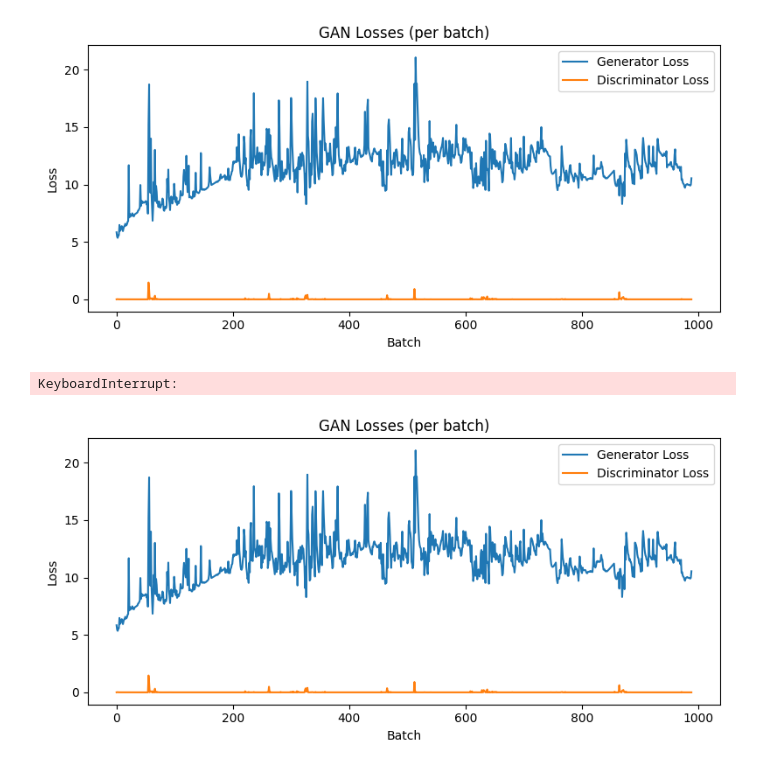
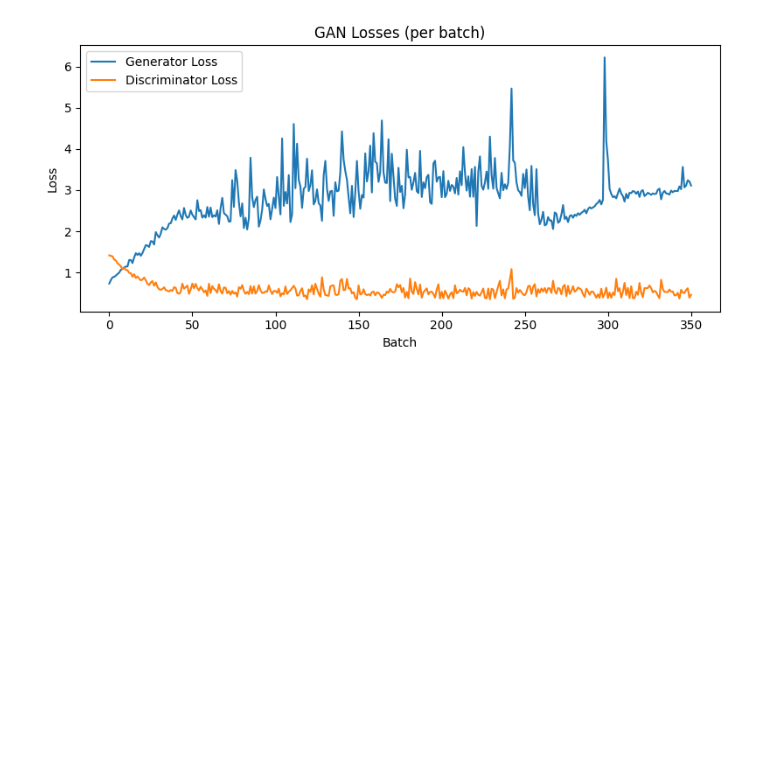
Before and after one commit to QLab-Classification/quantum-classification, a Jupyter notebook: Quantum_GAN/ClassicalGAN.ipynb, the cells around one changed output. Saved outputs shown, nothing was run; the diff lists cells and outputs as text; code cells hidden in the pictures; blank space fills up the shorter version.

Commit message:
added label smoothing and flipping pt2

```diff
--- a/Quantum_GAN/ClassicalGAN.ipynb
+++ b/Quantum_GAN/ClassicalGAN.ipynb
@@ -107,7 +107,7 @@ class Discriminator(nn.Module):
         return x
 # %%
 # Hyperparameters
-latent_dim = 100
+latent_dim = 8
 epochs = 20
 batch_size = 64
 lr = 0.001
@@ -212,9 +206,14 @@ for epoch in range(epochs):
         batch_size = real_imgs.shape[0]
         real_imgs = real_imgs.view(batch_size, -1)
 
-        # Labels
-        real_labels = torch.ones(batch_size, 1)
+        # Label smoothing
+        real_labels = torch.full((batch_size, 1), 0.9)
         fake_labels = torch.zeros(batch_size, 1)
+
+        # Label flipping (3% of the batch)
+        flip_idx = torch.rand(batch_size) < 0.03
+        real_labels[flip_idx] = 0.0
+        fake_labels[flip_idx] = 0.9
 
         # Train Discriminator
         optimizer_D.zero_grad()
@@ -242,40 +241,34 @@ for epoch in range(epochs):
 
         # Live plot update every 50 batches
         if i % 50 == 0:
             ax.clear()
             ax.plot(G_losses, label='Generator Loss')
             ax.plot(D_losses, label='Discriminator Loss')
             ax.set_title('GAN Losses (per batch)')
             ax.set_xlabel('Batch')
             ax.set_ylabel('Loss')
             ax.legend()
             plt.tight_layout()
             display.clear_output(wait=True)
             display.display(fig)
 
     # End and show the GAN loss plot for this epoch
     plt.ioff()
     plt.show()
 
-    # Save generated images to disk (not shown interactively)
+    # Show sample images
     with torch.no_grad():
         z = torch.randn(16, latent_dim)
         samples = generator(z).view(-1, 1, 28, 28)
         grid = torchvision.utils.make_grid(samples, normalize=True)
-        fig_img, ax_img = plt.subplots(figsize=(4, 4))
-        ax_img.imshow(grid.permute(1, 2, 0).numpy())
-        ax_img.axis('off')
-        ax_img.set_title(f"Generated Samples at Epoch {epoch+1}")
-        plt.savefig(f"gan_samples/generated_epoch_{epoch+1}_at Time_{current_time}.png")
-        plt.close(fig_img)
+        plt.imshow(grid.permute(1, 2, 0).numpy())
+        plt.show()
 
     # Start a new GAN loss plot for the next epoch
     plt.ion()
     fig, ax = plt.subplots(figsize=(8, 4))
 
 plt.ioff()
 plt.show()
 # %% [output]
-[figure, old version]
+[figure, new version]
-KeyboardInterrupt:
-[figure, removed]
```
Also changed, not shown: parts of 1 cell of this notebook.
